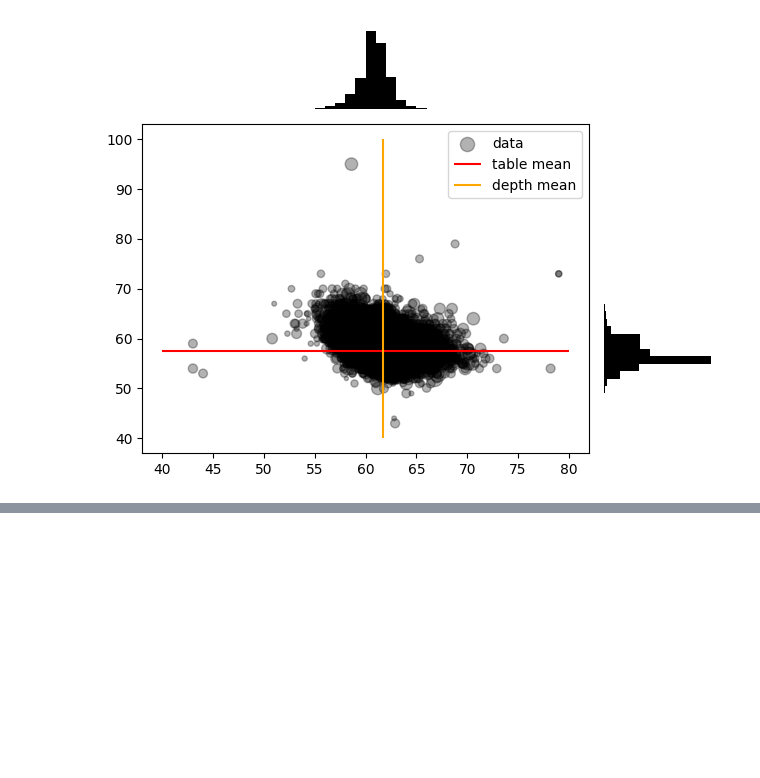
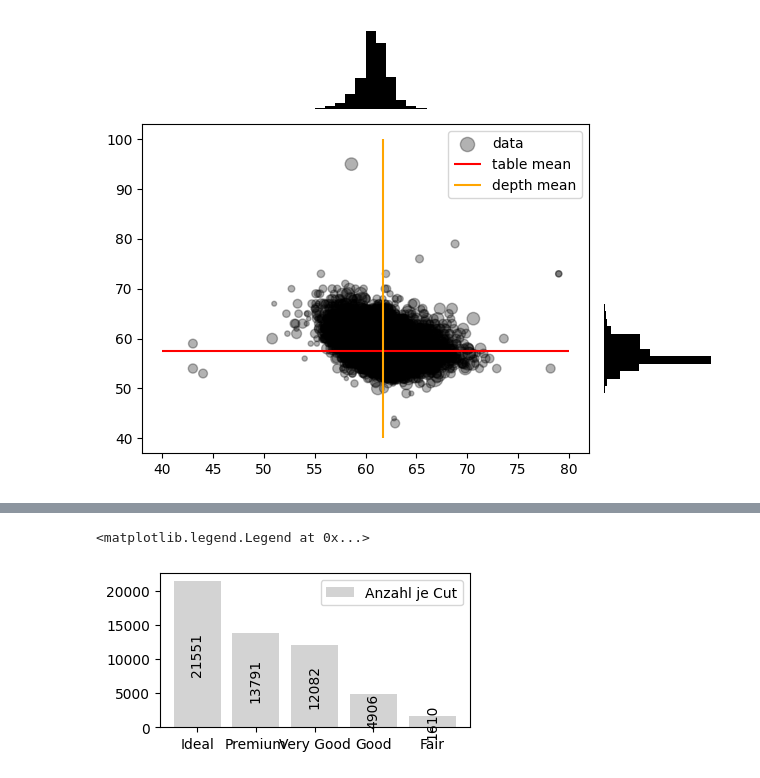
Before and after one commit to mckoh/data_visualization_dsia, a Jupyter notebook: datenvisualisierung_matplotlib.ipynb, the cells around one changed output, grey strips where cells are left out. Cells and saved outputs as stored; diff of their text form; code cells hidden in the pictures; blank space fills up the shorter version.

```diff
--- a/datenvisualisierung_matplotlib.ipynb
+++ b/datenvisualisierung_matplotlib.ipynb
@@ -155,0 +165,15 @@ plt.show()
+# %%
+plt.figure(figsize=(4,2))
+
+bars = plt.bar(
+    height=data["cut"].value_counts(),
+    x=data["cut"].value_counts().index,
+    color="lightgrey",
+    label="Anzahl je Cut"
+)
+
+plt.bar_label(bars, label_type="center", rotation=90)
+plt.legend()
+# %% [output]
+<matplotlib.legend.Legend at 0x...>
+[figure, added]
```
Also changed, not shown: parts of 3 cells of this notebook.
